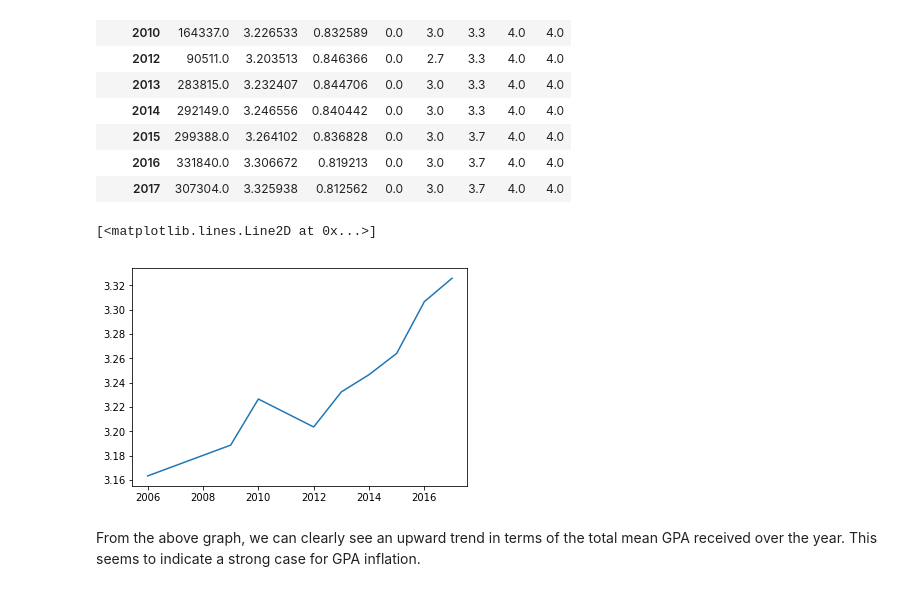
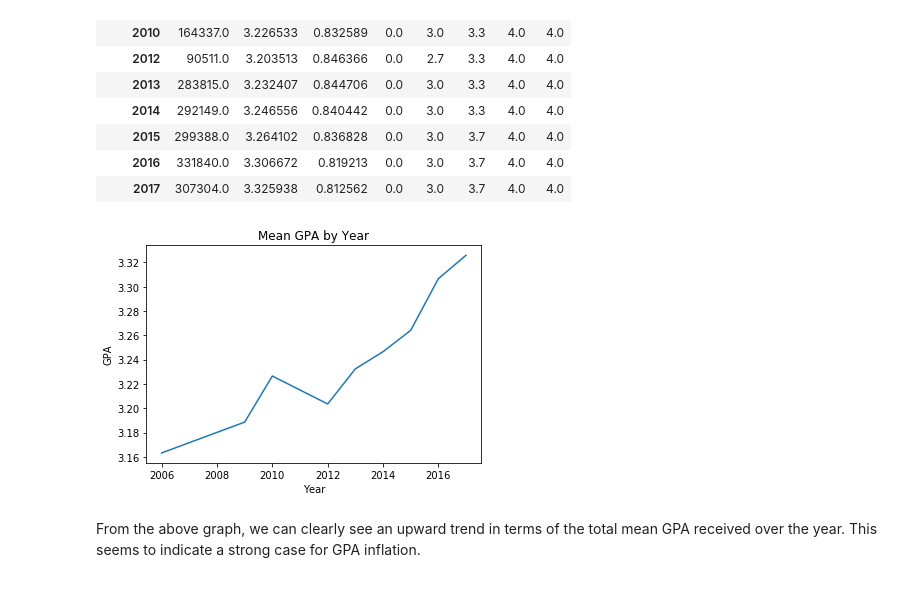
Before and after one commit to kaizersaber/stats131, a Jupyter notebook: Project.ipynb, the cells around one changed output. Drawn from its saved outputs; the diff is of its cells as text; code cells hidden in the pictures.

```diff
--- a/Project.ipynb
+++ b/Project.ipynb
@@ -58,0 +319,3 @@ array(['Atmospheric and Oceanic Sciences', 'Aerospace Studies',
+# %%
+data["term"] = data.apply(lambda x: str(x["term_year"]) + "-" + x["term_quarter"], axis=1)
+data.loc[0::1000,['term_year','term_quarter','term']].tail()
@@ -521,9 +772,12 @@ byTermYear
 | 2017 | 307304.0 | 3.325938 | 0.812562 | 0.0 | 3.0 | 3.7 | 4.0 | 4.0 |
 # %%
 plt.plot(byTermYear.index, byTermYear['mean'])
+plt.ylabel('GPA')
+plt.xlabel('Year')
+plt.title('Mean GPA by Year')
+plt.show()
 # %% [output]
-[<matplotlib.lines.Line2D at 0x...>]
-[figure, old version]
+[figure, new version]
 # %% [markdown]
 From the above graph, we can clearly see an upward trend in terms of the total mean GPA received over the year. This seems to indicate a strong case for GPA inflation.
 # %%
```
Also changed, not shown: parts of 109 cells of this notebook, 2 other files.
